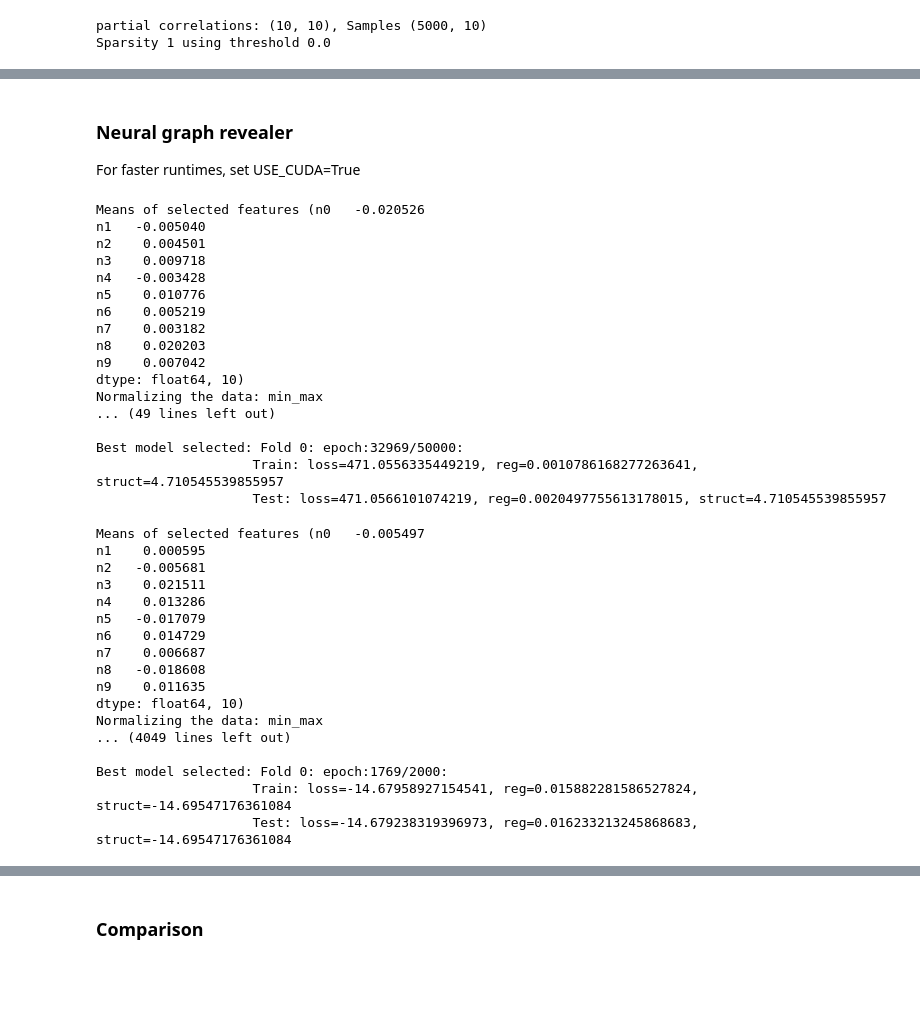
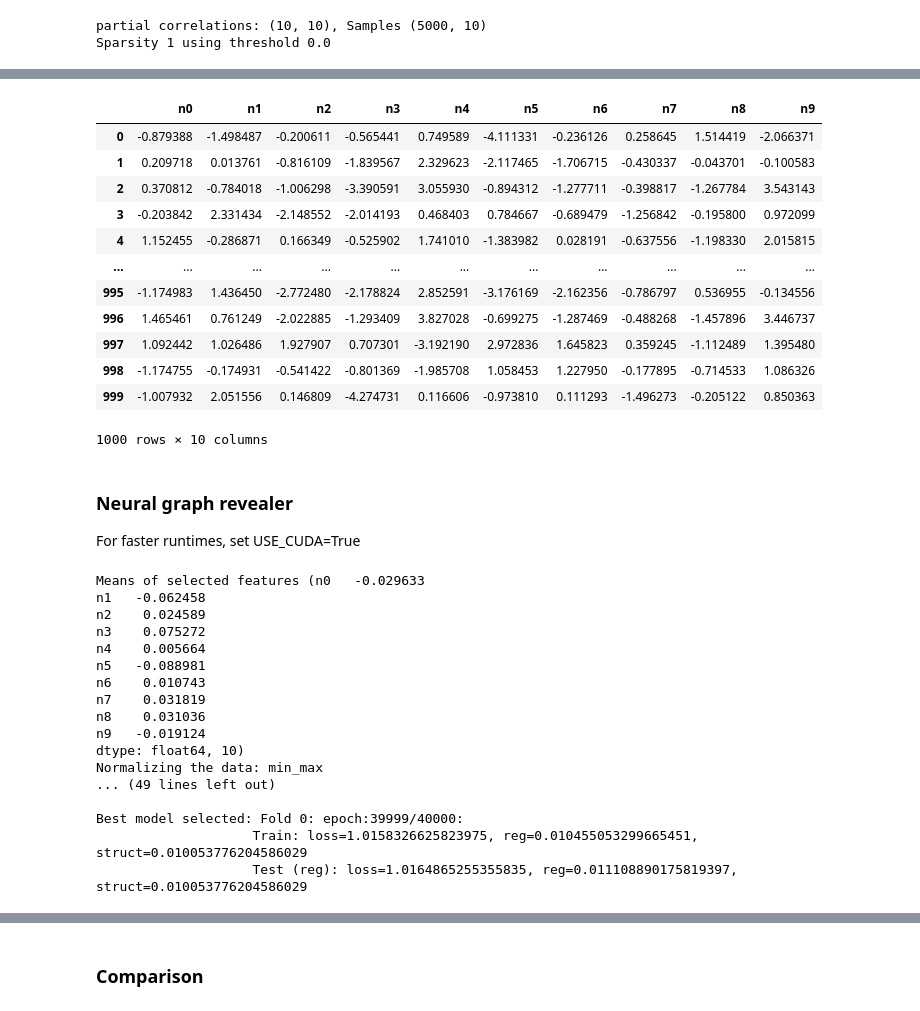
Before and after one commit to Harshs27/neural-graph-revealers, a Jupyter notebook: demo_NGR_dev.ipynb, the cells around one changed output, grey strips where cells are left out. Drawn from its saved outputs; the diff is of its cells as text; code cells hidden in the pictures; blank space fills up the shorter version.

Commit message:
working models

```diff
--- a/demo_NGR_dev.ipynb
+++ b/demo_NGR_dev.ipynb
@@ -75,37 +130,23 @@ X
+# %%
+X
+# %% [output]
+|  | n0 | n1 | n2 | n3 | n4 | n5 | n6 | n7 | n8 | n9 |
+| 0 | -0.879388 | -1.498487 | -0.200611 | -0.565441 | 0.749589 | -4.111331 | -0.236126 | 0.258645 | 1.514419 | -2.066371 |
+| 1 | 0.209718 | 0.013761 | -0.816109 | -1.839567 | 2.329623 | -2.117465 | -1.706715 | -0.430337 | -0.043701 | -0.100583 |
+| 2 | 0.370812 | -0.784018 | -1.006298 | -3.390591 | 3.055930 | -0.894312 | -1.277711 | -0.398817 | -1.267784 | 3.543143 |
+| 3 | -0.203842 | 2.331434 | -2.148552 | -2.014193 | 0.468403 | 0.784667 | -0.689479 | -1.256842 | -0.195800 | 0.972099 |
+| 4 | 1.152455 | -0.286871 | 0.166349 | -0.525902 | 1.741010 | -1.383982 | 0.028191 | -0.637556 | -1.198330 | 2.015815 |
+| ... | ... | ... | ... | ... | ... | ... | ... | ... | ... | ... |
+| 995 | -1.174983 | 1.436450 | -2.772480 | -2.178824 | 2.852591 | -3.176169 | -2.162356 | -0.786797 | 0.536955 | -0.134556 |
+| 996 | 1.465461 | 0.761249 | -2.022885 | -1.293409 | 3.827028 | -0.699275 | -1.287469 | -0.488268 | -1.457896 | 3.446737 |
+| 997 | 1.092442 | 1.026486 | 1.927907 | 0.707301 | -3.192190 | 2.972836 | 1.645823 | 0.359245 | -1.112489 | 1.395480 |
+| 998 | -1.174755 | -0.174931 | -0.541422 | -0.801369 | -1.985708 | 1.058453 | 1.227950 | -0.177895 | -0.714533 | 1.086326 |
+| 999 | -1.007932 | 2.051556 | 0.146809 | -4.274731 | 0.116606 | -0.973810 | 0.111293 | -1.496273 | -0.205122 | 0.850363 |
+1000 rows × 10 columns
 # %% [markdown]
 ### Neural graph revealer
 
 For faster runtimes, set USE_CUDA=True
-# %%
-model_NGR = ngr.recover_graph(
-    X, lambd=1e2,
-    hidden_dim=100,
-    epochs=50000,
-    lr=0.0005, #0.0005,
-    norm_type='min_max',
-    k_fold=1,
-    structure_penalty='hadamard',
-    VERBOSE=True,
-    BATCH_SIZE=None#5000, #1000
-)
-# %% [output]
-Means of selected features (n0   -0.020526
-n1   -0.005040
-n2    0.004501
-n3    0.009718
-n4   -0.003428
-n5    0.010776
-n6    0.005219
-n7    0.003182
-n8    0.020203
-n9    0.007042
-dtype: float64, 10)
-Normalizing the data: min_max
-... (49 lines left out)
-
-Best model selected: Fold 0: epoch:32969/50000:
-                    Train: loss=471.0556335449219, reg=0.0010786168277263641, struct=4.710545539855957
-                    Test: loss=471.0566101074219, reg=0.0020497755613178015, struct=4.710545539855957
 # %%
 import pandas as pd
 import ngr.main as ngr
@@ -124,10 +165,10 @@ import ngr.utils.data_processing as dp
 #     BATCH_SIZE=None#5000, #1000
 # )
 model_NGR = ngr.recover_graph(
-    X, lambd=1e0,
+    X, lambd=1e2,
     hidden_dim=100,
-    epochs=2000,
-    lr=0.0005, #0.0005,
+    epochs=40000,
+    lr=0.0003, #0.0005,
     norm_type='min_max',
     k_fold=1,
     structure_penalty='hadamard',
@@ -140,20 +181,20 @@ model_NGR = ngr.recover_graph(
 # Focus on structure loss, it becomes constant after certain iterations and then focus on regression starts...
 # Maybe adjust lambda to fit the regression first and then narrow down the structure?
 # %% [output]
-Means of selected features (n0   -0.005497
-n1    0.000595
-n2   -0.005681
-n3    0.021511
-n4    0.013286
-n5   -0.017079
-n6    0.014729
-n7    0.006687
-n8   -0.018608
-n9    0.011635
+Means of selected features (n0   -0.029633
+n1   -0.062458
+n2    0.024589
+n3    0.075272
+n4    0.005664
+n5   -0.088981
+n6    0.010743
+n7    0.031819
+n8    0.031036
+n9   -0.019124
 dtype: float64, 10)
 Normalizing the data: min_max
-... (4049 lines left out)
+... (49 lines left out)
 
-Best model selected: Fold 0: epoch:1769/2000:
-                    Train: loss=-14.67958927154541, reg=0.015882281586527824, struct=-14.69547176361084
-                    Test: loss=-14.679238319396973, reg=0.016233213245868683, struct=-14.69547176361084
+Best model selected: Fold 0: epoch:39999/40000:
+                    Train: loss=1.0158326625823975, reg=0.010455053299665451, struct=0.010053776204586029
+                    Test (reg): loss=1.0164865255355835, reg=0.011108890175819397, struct=0.010053776204586029
```
Also changed, not shown: parts of 12 cells of this notebook.
